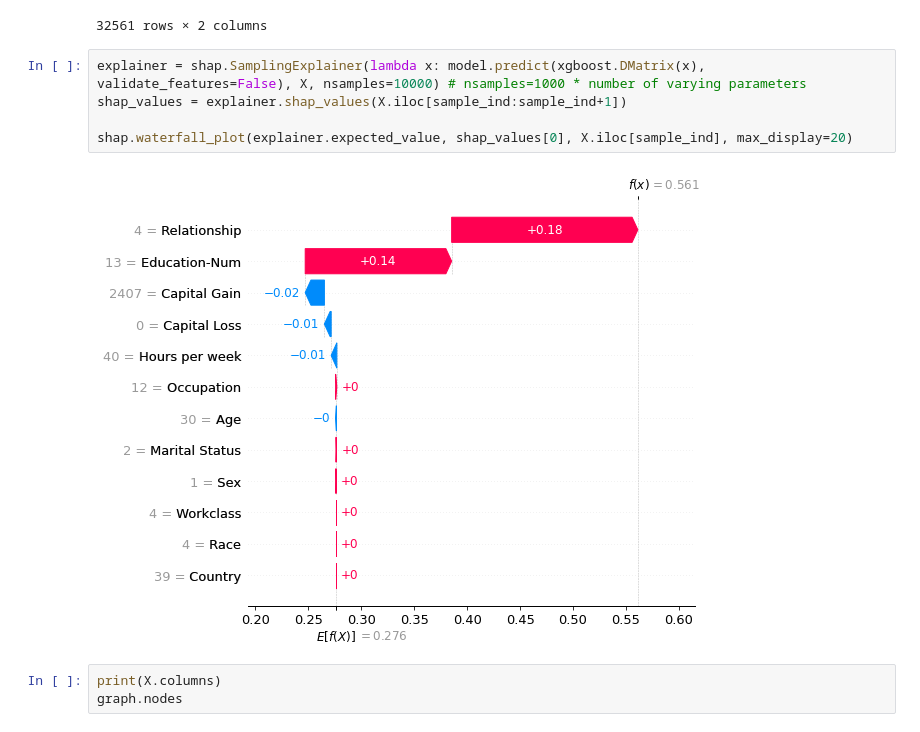
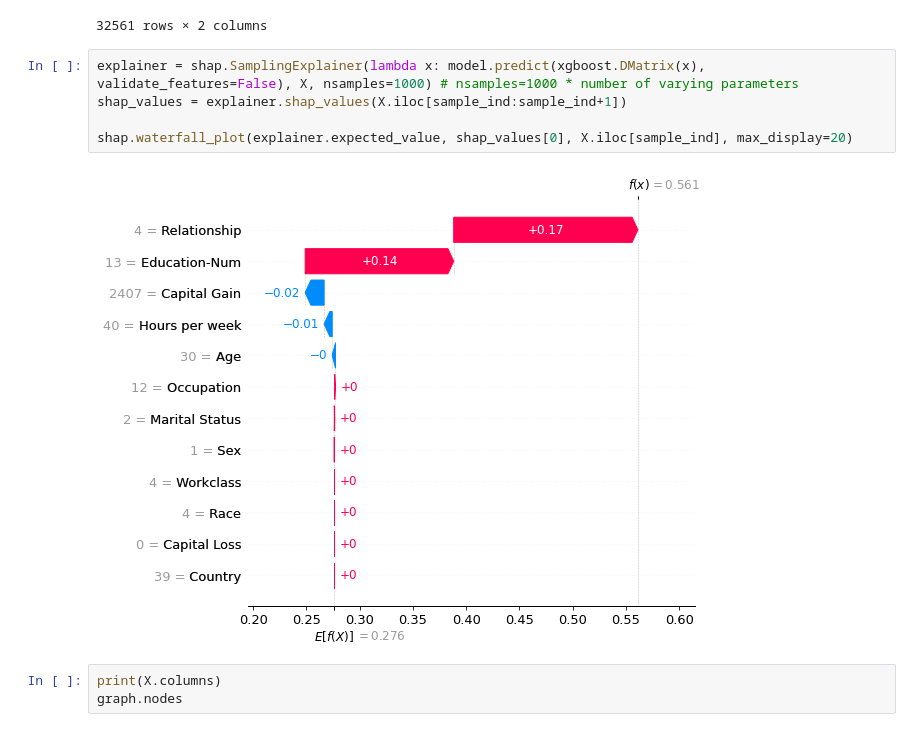
Before and after one commit to nathanwang000/Shapley-Flow, a Jupyter notebook: adult.ipynb, the cells around one changed output. Cells and saved outputs as stored; diff of their text form.

```diff
--- a/adult.ipynb
+++ b/adult.ipynb
@@ -156,12 +166,12 @@ X_display[['Relationship', 'Marital Status']]
 | 32560 | Wife | Married-civ-spouse |
 32561 rows × 2 columns
 # %%
-explainer = shap.SamplingExplainer(lambda x: model.predict(xgboost.DMatrix(x), validate_features=False), X, nsamples=10000) # nsamples=1000 * number of varying parameters
+explainer = shap.SamplingExplainer(lambda x: model.predict(xgboost.DMatrix(x), validate_features=False), X, nsamples=1000) # nsamples=1000 * number of varying parameters
 shap_values = explainer.shap_values(X.iloc[sample_ind:sample_ind+1])
 
 shap.waterfall_plot(explainer.expected_value, shap_values[0], X.iloc[sample_ind], max_display=20)
 # %% [output]
-[figure, old version]
+[figure, new version]
 # %%
 print(X.columns)
 graph.nodes
```
Also changed, not shown: parts of 11 cells of this notebook, 2 other files.
